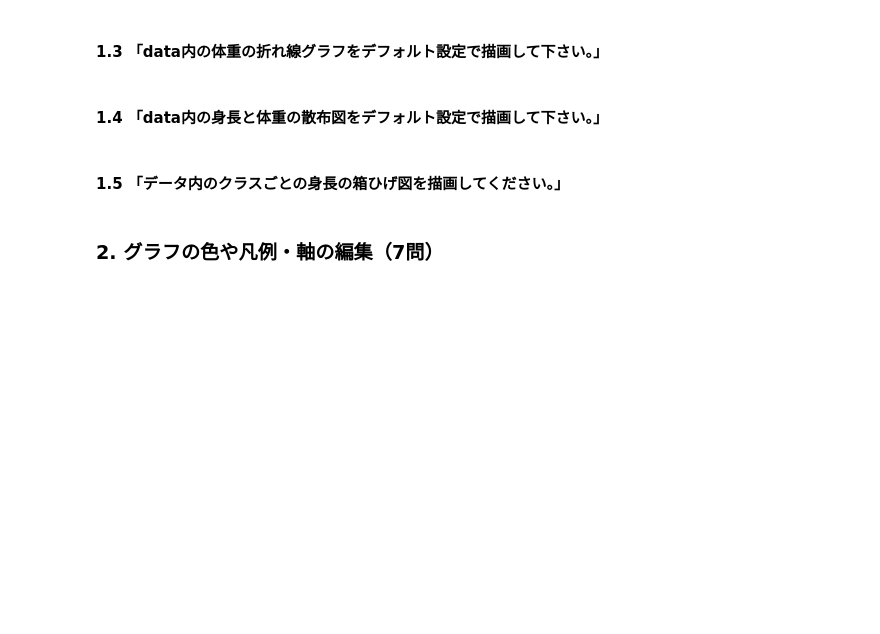
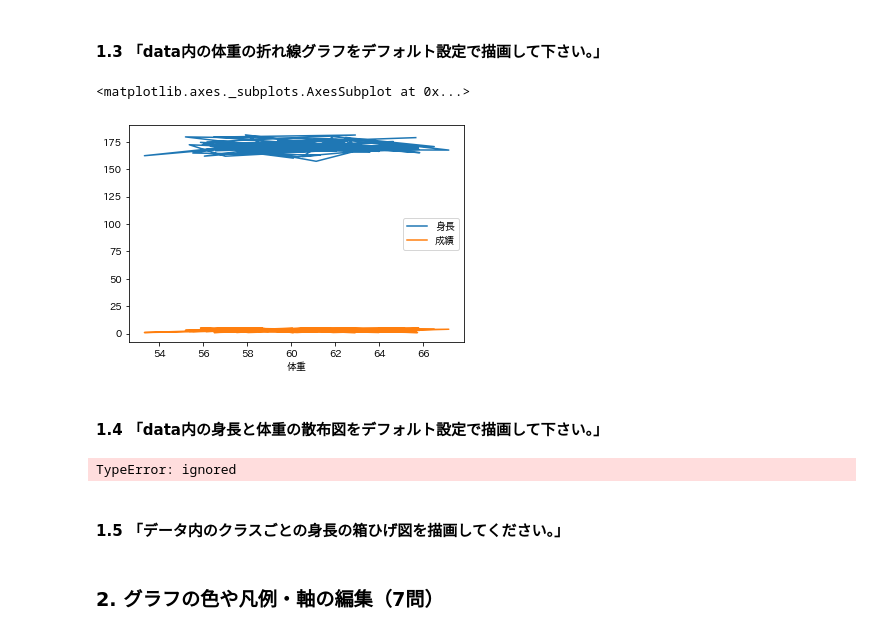
Before and after one commit to kaigitt/GoogleColab, a Jupyter notebook: matplotlib_editor_ipynb_のコピー.ipynb, the cells around one changed output. Drawn from its saved outputs; the diff is of its cells as text; code cells hidden in the pictures; blank space fills up the shorter version.

```diff
--- a/matplotlib_editor_ipynb_のコピー.ipynb
+++ b/matplotlib_editor_ipynb_のコピー.ipynb
@@ -52,7 +119,16 @@ flights
 # %% [markdown]
 #### 1.3 「data内の体重の折れ線グラフをデフォルト設定で描画して下さい。」
+# %%
+data.plot('体重')
+# %% [output]
+<matplotlib.axes._subplots.AxesSubplot at 0x...>
+[figure, added]
 # %% [markdown]
 #### 1.4 「data内の身長と体重の散布図をデフォルト設定で描画して下さい。」
+# %%
+fig = plt.figure(data)
+# %% [output]
+TypeError: ignored
 # %% [markdown]
 #### 1.5 「データ内のクラスごとの身長の箱ひげ図を描画してください。」
 # %% [markdown]
```
Also changed, not shown: parts of 5 cells of this notebook.
